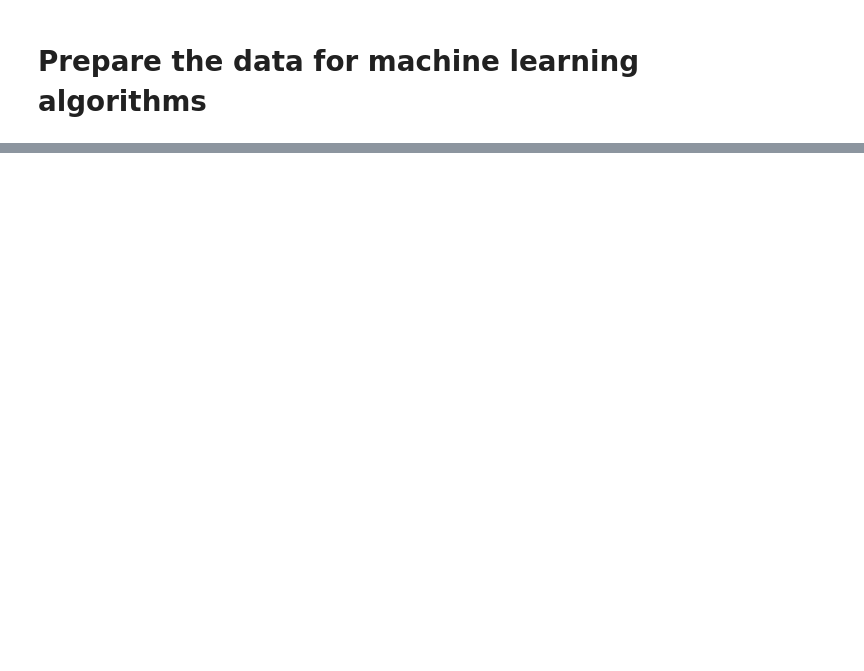
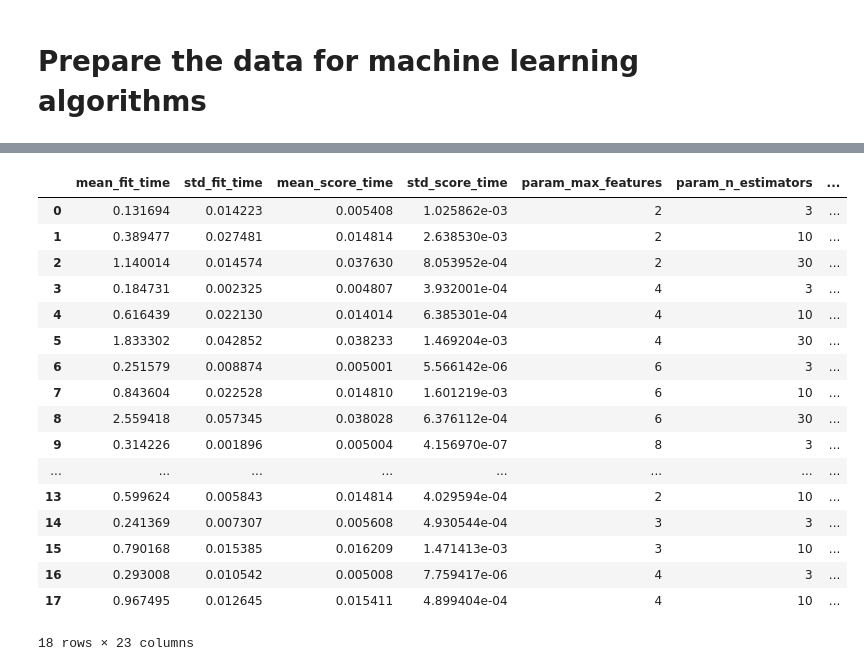
Before and after one commit to rdeapera/jupyter-notebook, a Jupyter notebook: Chapter 2.ipynb, the cells around one changed output, grey strips where cells are left out. Drawn from its saved outputs; the diff is of its cells as text; code cells hidden in the pictures; blank space fills up the shorter version.

```diff
--- a/Chapter 2.ipynb
+++ b/Chapter 2.ipynb
@@ -370,0 +649,5 @@ housing.describe()
+# %%
+from sklearn.linear_model import LinearRegression
+
+lin_reg = LinearRegression()
+lin_reg.fit(housing_prepared, housing_labels)
@@ -370,0 +711,5 @@ housing.describe()
+# %%
+from sklearn.tree import DecisionTreeRegressor
+
+tree_reg = DecisionTreeRegressor(random_state=42)
+tree_reg.fit(housing_prepared, housing_labels)
@@ -370,0 +763,5 @@ housing.describe()
+# %%
+from sklearn.ensemble import RandomForestRegressor
+
+forest_reg = RandomForestRegressor(random_state=42)
+forest_reg.fit(housing_prepared, housing_labels)
@@ -370,0 +799,15 @@ housing.describe()
+# %%
+from sklearn.model_selection import GridSearchCV
+
+param_grid = [
+    # Try 12 (3x4) combinations of hyperparameters
+    { 'n_estimators': [3, 10, 30], 'max_features': [2, 4, 6, 8]},
+    # Then try 6 (2x3) combinations with bootstrap set as False
+    {'bootstrap': [False], 'n_estimators': [3, 10], 'max_features': [2, 3, 4]},
+]
+
+forest_reg = RandomForestRegressor(random_state=42)
+# Train across 5 folds, with a total of (12+6)*5=90 rounds of training
+grid_search = GridSearchCV(forest_reg, param_grid, cv=5,
+                          scoring='neg_mean_squared_error', return_train_score=True)
+grid_search.fit(housing_prepared, housing_labels)
@@ -370,0 +866,21 @@ housing.describe()
+# %%
+pd.DataFrame(grid_search.cv_results_)
+# %% [output]
+|  | mean_fit_time | std_fit_time | mean_score_time | std_score_time | param_max_features | param_n_estimators | ... |
+| 0 | 0.131694 | 0.014223 | 0.005408 | 1.025862e-03 | 2 | 3 | ... |
+| 1 | 0.389477 | 0.027481 | 0.014814 | 2.638530e-03 | 2 | 10 | ... |
+| 2 | 1.140014 | 0.014574 | 0.037630 | 8.053952e-04 | 2 | 30 | ... |
+| 3 | 0.184731 | 0.002325 | 0.004807 | 3.932001e-04 | 4 | 3 | ... |
+| 4 | 0.616439 | 0.022130 | 0.014014 | 6.385301e-04 | 4 | 10 | ... |
+| 5 | 1.833302 | 0.042852 | 0.038233 | 1.469204e-03 | 4 | 30 | ... |
+| 6 | 0.251579 | 0.008874 | 0.005001 | 5.566142e-06 | 6 | 3 | ... |
+| 7 | 0.843604 | 0.022528 | 0.014810 | 1.601219e-03 | 6 | 10 | ... |
+| 8 | 2.559418 | 0.057345 | 0.038028 | 6.376112e-04 | 6 | 30 | ... |
+| 9 | 0.314226 | 0.001896 | 0.005004 | 4.156970e-07 | 8 | 3 | ... |
+| ... | ... | ... | ... | ... | ... | ... | ... |
+| 13 | 0.599624 | 0.005843 | 0.014814 | 4.029594e-04 | 2 | 10 | ... |
+| 14 | 0.241369 | 0.007307 | 0.005608 | 4.930544e-04 | 3 | 3 | ... |
+| 15 | 0.790168 | 0.015385 | 0.016209 | 1.471413e-03 | 3 | 10 | ... |
+| 16 | 0.293008 | 0.010542 | 0.005008 | 7.759417e-06 | 4 | 3 | ... |
+| 17 | 0.967495 | 0.012645 | 0.015411 | 4.899404e-04 | 4 | 10 | ... |
+18 rows × 23 columns
```
Also changed, not shown: parts of 70 cells of this notebook, 1 other file.
